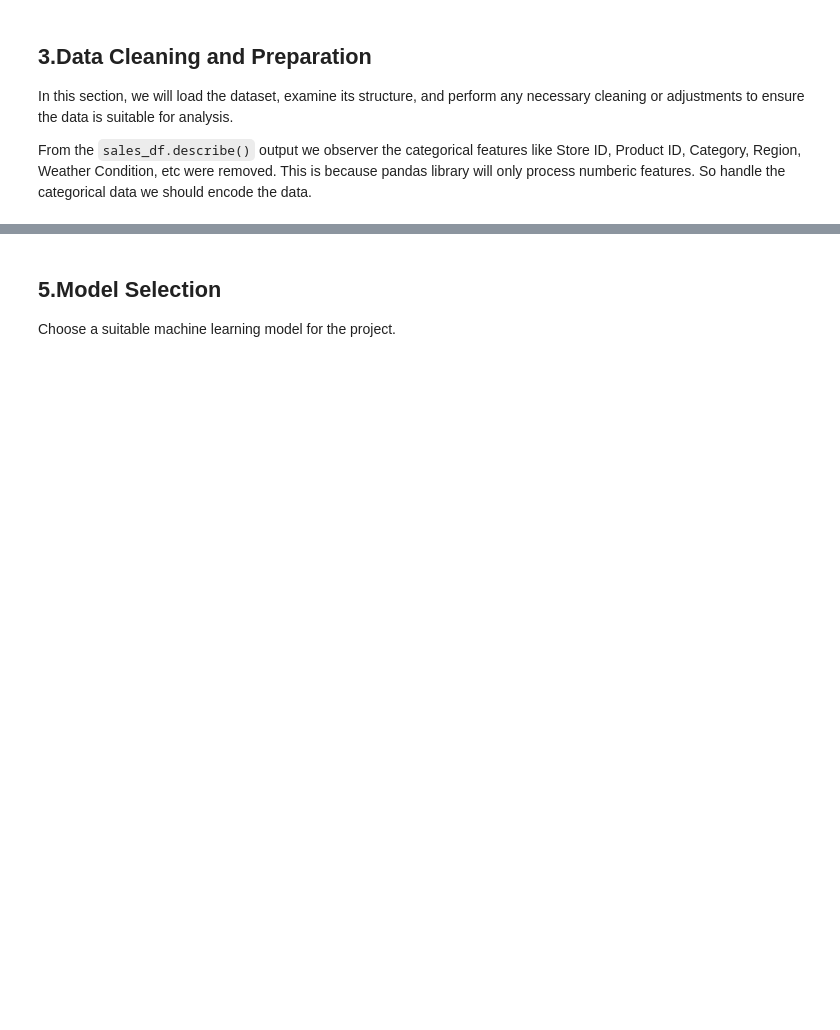
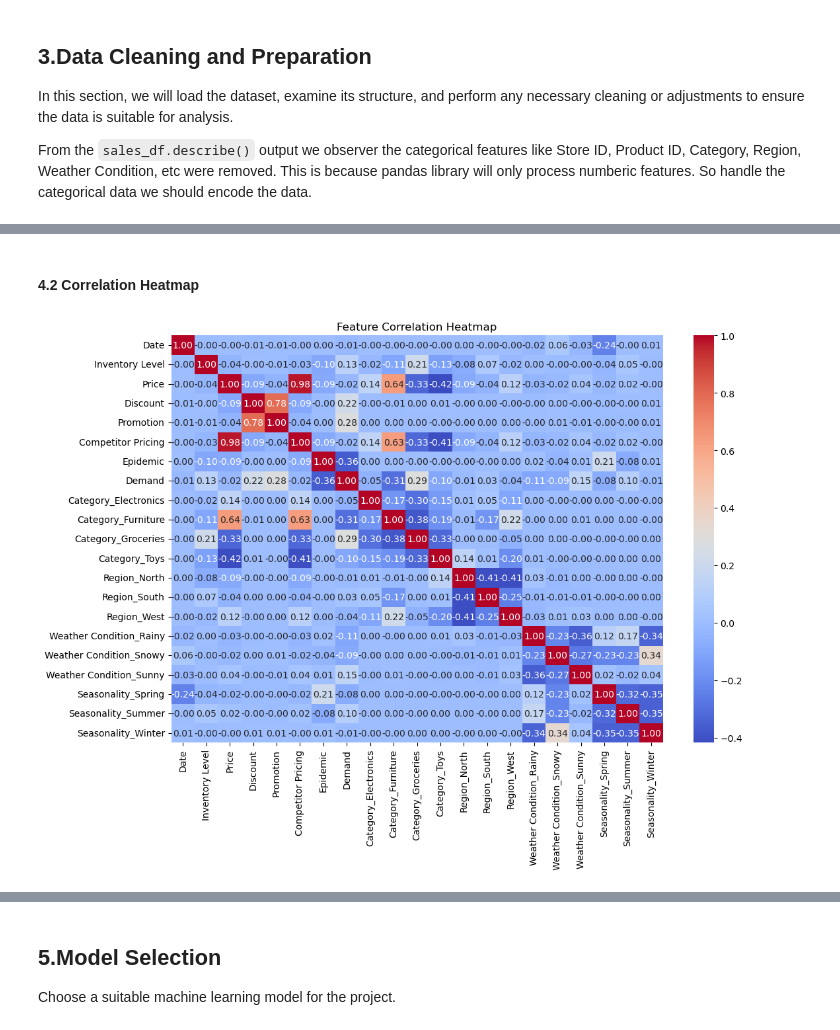
Before and after one commit to JagdishMane/aai-project, a Jupyter notebook: Retail_Inventory_Forcaste_J.ipynb, the cells around one changed output, grey strips where cells are left out. Drawn from its saved outputs; the diff is of its cells as text; code cells hidden in the pictures; blank space fills up the shorter version.

Commit message:
Data correlation

```diff
--- a/Retail_Inventory_Forcaste_J.ipynb
+++ b/Retail_Inventory_Forcaste_J.ipynb
@@ -73,0 +151,5 @@ From the `sales_df.describe()` output we observer the categorical features like
+# %%
+## Dropping Irrelevant Columns
+drop_cols = ['Store ID', 'Product ID', 'Units Sold', 'Units Ordered']  # Irrelevant or data leakage
+sales_df.drop(columns=drop_cols, inplace=True)
+sales_df.head()
@@ -73,0 +166,5 @@ From the `sales_df.describe()` output we observer the categorical features like
+# %%
+## Encoding the Categorical Features:
+cat_features = ['Category', 'Region', 'Weather Condition', 'Seasonality']
+sales_df = pd.get_dummies(sales_df, columns=cat_features, drop_first=True)
+sales_df.head()
@@ -73,0 +183,4 @@ From the `sales_df.describe()` output we observer the categorical features like
+# %%
+if 'Date' in sales_df.columns:
+    sales_df['Date'] = pd.to_datetime(sales_df['Date'])
+sales_df.info()
@@ -76,0 +224,11 @@ Perform statistical analysis on the dataset.
+# %%
+# Data Analysis And Visualization
+import seaborn as sns
+import matplotlib.pyplot as plt
+
+# Correlation Matrix
+corr_matrix = sales_df.corr()
+
+# Print correlation of important numerical features with 'Demand'
+corr_with_demand = corr_matrix['Demand'].sort_values(ascending=False)
+print("Correlation of features with Demand:\n", corr_with_demand)
@@ -76,0 +275,10 @@ Perform statistical analysis on the dataset.
+# %% [markdown]
+#### 4.2 Correlation Heatmap
+# %%
+# Correlation Heatmap (Prepared but not shown)
+plt.figure(figsize=(12,8))
+sns.heatmap(corr_matrix, annot=True, fmt='.2f', cmap='coolwarm')
+plt.title('Feature Correlation Heatmap')
+plt.show()
+# %% [output]
+[figure, added]
```
Also changed, not shown: parts of 36 cells of this notebook.
